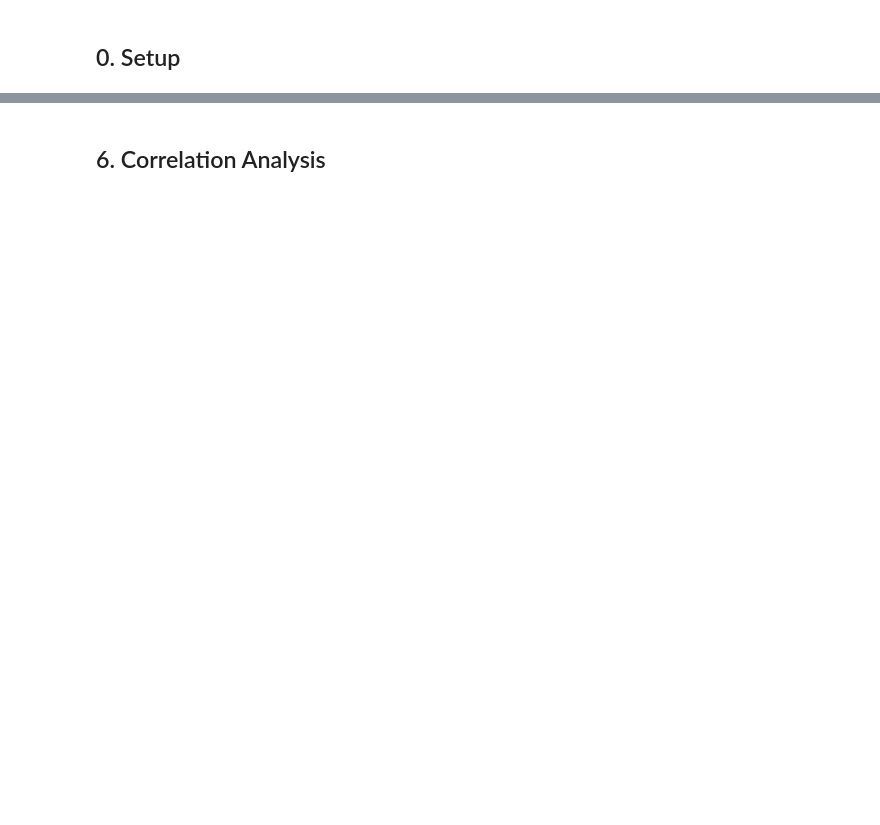
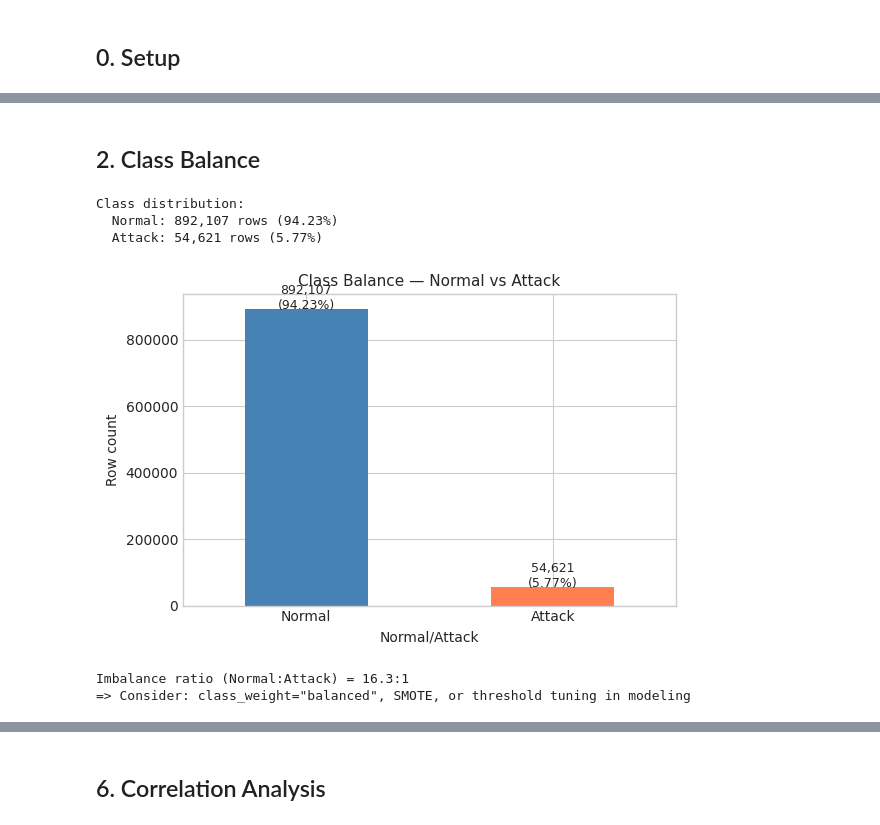
Before and after one commit to ijesusjr/wave, a Jupyter notebook: 01_EDA.ipynb, the cells around one changed output, grey strips where cells are left out. Cells and saved outputs as stored; diff of their text form; code cells hidden in the pictures; blank space fills up the shorter version.

```diff
--- a/01_EDA.ipynb
+++ b/01_EDA.ipynb
@@ -252,0 +107,11 @@ plt.show()
+# %%
+# ---- Parse timestamp and set index ----
+TIMESTAMP_COL = 'Timestamp'
+LABEL_COL     = 'Normal/Attack'
+
+df[TIMESTAMP_COL] = pd.to_datetime(df[TIMESTAMP_COL], format='mixed', dayfirst=True)
+df.set_index(TIMESTAMP_COL, inplace=True)
+df.sort_index(inplace=True)
+
+print(f'Time range:     {df.index.min()} to {df.index.max()}')
+print(f'Total duration: {df.index.max() - df.index.min()}')
@@ -252,0 +121,8 @@ plt.show()
+# %%
+# ---- Extract label and features ----
+y = (df[LABEL_COL].str.strip() == 'Attack').astype(int)
+FEATURE_COLS = [c for c in df.columns if c != LABEL_COL]
+X = df[FEATURE_COLS].copy()
+
+print(f'Features: {len(FEATURE_COLS)}')
+print(f'Rows:     {len(X):,}')
@@ -252,0 +180,34 @@ plt.show()
+# %% [markdown]
+## 2. Class Balance
+# %%
+# ---- Class counts and percentages ----
+class_counts = y.value_counts().rename({0: 'Normal', 1: 'Attack'})
+class_pct    = (class_counts / len(y) * 100).round(2)
+
+print('Class distribution:')
+for cls in ['Normal', 'Attack']:
+    print(f'  {cls}: {class_counts[cls]:,} rows ({class_pct[cls]}%)')
+
+# ---- Bar chart ----
+fig, ax = plt.subplots(figsize=(6, 4))
+class_counts.plot(kind='bar', ax=ax,
+                  color=[CLR_NORMAL, CLR_ATTACK], edgecolor='none', width=0.5)
+ax.set_title('Class Balance — Normal vs Attack', fontsize=11)
+ax.set_ylabel('Row count')
+ax.set_xticklabels(['Normal', 'Attack'], rotation=0)
+for i, v in enumerate(class_counts):
+    ax.text(i, v + 500, f'{v:,}\n({class_pct.iloc[i]}%)', ha='center', fontsize=9)
+plt.tight_layout()
+plt.savefig(FIGURES / 'class_balance.png', dpi=150, bbox_inches='tight')
+plt.show()
+
+imbalance_ratio = class_counts['Normal'] / class_counts['Attack']
+print(f'\nImbalance ratio (Normal:Attack) = {imbalance_ratio:.1f}:1')
+print('=> Consider: class_weight="balanced", SMOTE, or threshold tuning in modeling')
+# %% [output]
+Class distribution:
+  Normal: 892,107 rows (94.23%)
+  Attack: 54,621 rows (5.77%)
+[figure, added]
+Imbalance ratio (Normal:Attack) = 16.3:1
+=> Consider: class_weight="balanced", SMOTE, or threshold tuning in modeling
```
Also changed, not shown: parts of 57 cells of this notebook, 4 other files.
